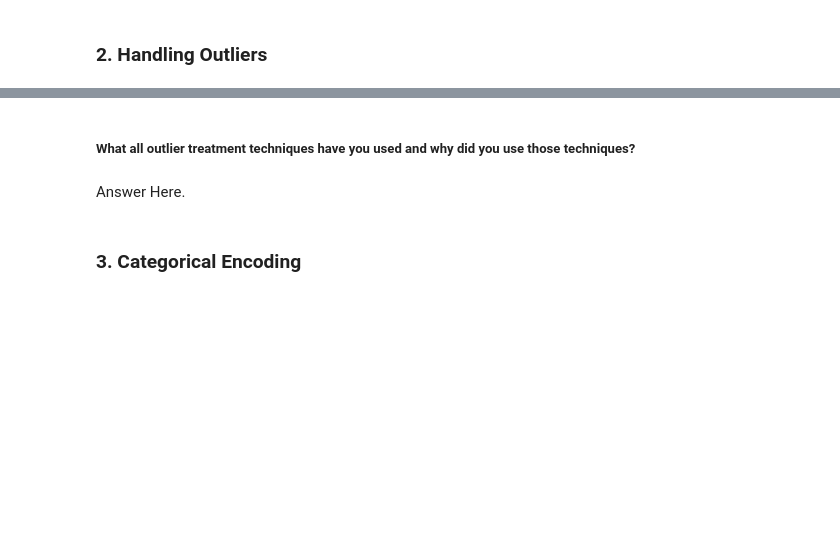
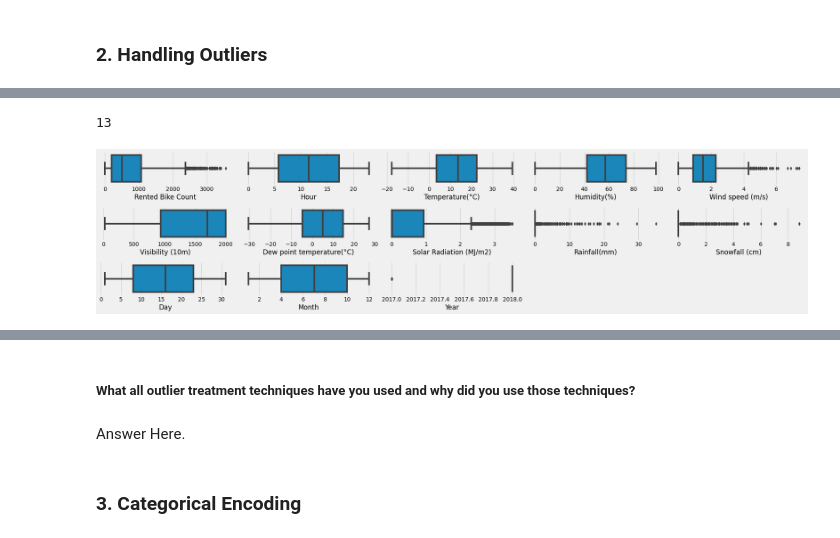
Before and after one commit to thepankaj018/Bike-Sharing-Demand-Prediction, a Jupyter notebook: Bike_Sharing_Demand_Prediction.ipynb, the cells around one changed output, grey strips where cells are left out. Drawn from its saved outputs; the diff is of its cells as text; code cells hidden in the pictures; blank space fills up the shorter version.

```diff
--- a/Bike_Sharing_Demand_Prediction.ipynb
+++ b/Bike_Sharing_Demand_Prediction.ipynb
@@ -850,0 +823,15 @@ Answer Here.
+# %%
+len(numerical_features)
+# %% [output]
+13
+# %%
+# Plotting Box Plot for numerical features
+plt.figure(figsize=(25,15))
+
+for i in range(0,len(numerical_features)):
+  plt.subplot(8,5,i+1)
+  sns.boxplot(data = df,x = numerical_features[i])
+  plt.xlabel(numerical_features[i])
+  plt.tight_layout()
+# %% [output]
+[figure, added]
```
Also changed, not shown: parts of 74 cells of this notebook.
